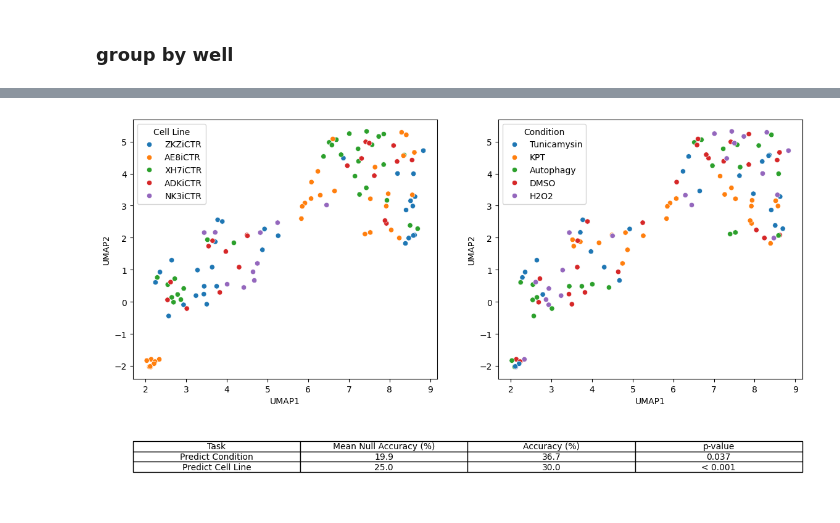
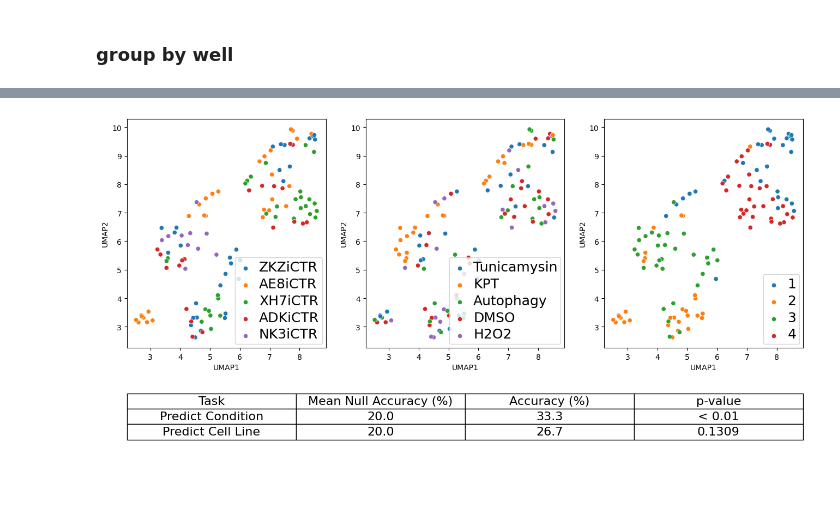
Before and after one commit to Shavit-Lab/cell_paint_seg, a Jupyter notebook: experiments/96_control/helper.ipynb, the cells around one changed output, grey strips where cells are left out. Cells and saved outputs as stored; diff of their text form; code cells hidden in the pictures; blank space fills up the shorter version.

```diff
--- a/experiments/96_control/helper.ipynb
+++ b/experiments/96_control/helper.ipynb
@@ -764,8 +1328,11 @@ data_acc = []
 data_null_acc = []
 data_pval = []
 
-df = pd.read_csv("/Users/thomasathey/Documents/shavit-lab/fraenkel/papers/cvpr/data/all_control/MyExpt_Image.csv")
+df = pd.read_csv("/Users/thomasathey/Documents/shavit-lab/fraenkel/papers/miccai/SomaRNA_Image.csv")
 cols_X = [c for c in df.columns if "Mean" in c or "Count" in c]
+cols_X = [c for c in cols_X if "_X" not in c]
+cols_X = [c for c in cols_X if "_Y" not in c]
+cols_X = [c for c in cols_X if "_Z" not in c]
 cols_X = [c for c in cols_X if "Actin" not in c]
 cols_Y = [c for c in df.columns if c == "Metadata_Field" or c == "Metadata_Plate"]
 
@@ -813,3 +1380,4 @@ X = df[cols_X].values
 
 # df["Perturbation"] = df["Metadata_Field"].map(perturbations)
 # df["Cell Line"] = df["Metadata_Field"].map(lines)
+X.shape
@@ -921,8 +1494,12 @@ Please also refer to the documentation for alternative solver options:
 separate_plates = True
 
 if separate_plates:
-    df_train = df[df["Metadata_Plate"] != 4]
-    df_test = df[df["Metadata_Plate"] == 4]
+    df_train = df[(df["Metadata_Plate"] != 4) & (df["Metadata_Plate"] != 3)]
+    df_test = df[(df["Metadata_Plate"] == 4) | (df["Metadata_Plate"] == 3)]
+    # df_train = df_train[df_train["Cell Line"] != "NK3iCTR"]
+    # df_test = df_test[df_test["Cell Line"] != "NK3iCTR"]
+    # df_train = df_train[df_train["Cell Line"] != "ZKZiCTR"]
+    # df_test = df_test[df_test["Cell Line"] != "ZKZiCTR"]
     x_train = df_train[cols_X].values
     y_train = df_train["Cell Line"].values
     x_test = df_test[cols_X].values
@@ -933,7 +1510,10 @@ else:
     print(X.shape)
     x_train, x_test, y_train, y_test = train_test_split(X, y, test_size=0.20, random_state=15, stratify=y)
 
-clf = LogisticRegression(random_state=0).fit(x_train, y_train)
+
+clf = Pipeline([("scaler", StandardScaler()), ("logreg", LogisticRegression(random_state=0))])
+clf.fit(x_train, y_train)
+#clf = LogisticRegression(random_state=0).fit(x_train, y_train)
 
 y_pred = clf.predict(x_test)
 
@@ -990,33 +1590,49 @@ Please also refer to the documentation for alternative solver options:
 # %%
 df_pred = pd.DataFrame({"Task": data_task, "Mean Null Accuracy (%)": data_null_acc, "Accuracy (%)": data_acc, "p-value": data_pval})
-df_pred = df_pred.round(1)
-df_pred = df_pred.drop(columns=["p-value"])
-df_pred["p-value"] = ["0.037", "< 0.001"]
+df_pred["Mean Null Accuracy (%)"] = df_pred["Mean Null Accuracy (%)"].round(1)
+df_pred["Accuracy (%)"] = df_pred["Accuracy (%)"].round(1)
+# df_pred = df_pred.drop(columns=["p-value"])
+# df_pred["p-value"] = ["0.037", "< 0.001"]
 
-fig = plt.figure(figsize=(14, 8))
-gs = gridspec.GridSpec(2, 2, height_ratios=[3, 1])
+fig = plt.figure(figsize=(16, 8))
+gs = gridspec.GridSpec(2, 3, height_ratios=[3, 1])
 
 # First row, two subplots
 ax1 = fig.add_subplot(gs[0, 0])  # Top-left subplot
 ax2 = fig.add_subplot(gs[0, 1])  # Top-right subplot
+ax3 = fig.add_subplot(gs[0, 2])  # Top-right subplot
 
 # Second row, one subplot that spans both columns
-ax3 = fig.add_subplot(gs[1, :])  # Bottom subplot spanning both columns
+ax4 = fig.add_subplot(gs[1, :])  # Bottom subplot spanning both columns
 
 
 sns.scatterplot(df, x="UMAP1", y="UMAP2", hue="Cell Line", ax=ax1)
 sns.scatterplot(df, x="UMAP1", y="UMAP2", hue="Condition", ax=ax2)
+sns.scatterplot(df, x="UMAP1", y="UMAP2", hue="Plate", ax=ax3)
 
-ax3.axis('tight')
-ax3.axis('off')
-table = ax3.table(cellText=df_pred.values, colLabels=df_pred.columns, cellLoc='center', loc='center')
+# move legend to bottom right in each axis
+ax1.legend(loc='lower right')
+ax2.legend(loc='lower right')
+ax3.legend(loc='lower right')
+# increase font size of the legends
+for ax in [ax1, ax2, ax3]:
+    for item in ax.get_legend().get_texts():
+        item.set_fontsize(18)
+
+ax4.axis('tight')
+ax4.axis('off')
+# make a new column called text that says ns if p-value is greater than 0.05, and stars if less than 0.05
+df_pred["p-value"] = ["< 0.01" if pval < 0.01 else str(pval) for pval in df_pred["p-value"]]
+
+table = ax4.table(cellText=df_pred.values, colLabels=df_pred.columns, cellLoc='center', loc='center')
 
 # Set font size for each cell
 table.auto_set_font_size(False)
-table.set_fontsize(10)  # Adjust font size as needed
-
+table.set_fontsize(16)  # Adjust font size as needed
+# increase cell size of table
+table.scale(1, 1.7)
 #plt.tight_layout()
 
-# plt.savefig("/Users/thomasathey/Documents/shavit-lab/fraenkel/papers/cvpr/figures/umap.svg")
+#plt.savefig("/Users/thomasathey/Documents/shavit-lab/fraenkel/papers/cvpr/figures/batch_effect/batch.svg")
 # %% [output]
-[figure, old version]
+[figure, new version]
```
Also changed, not shown: parts of 39 cells of this notebook, 3 other files.
